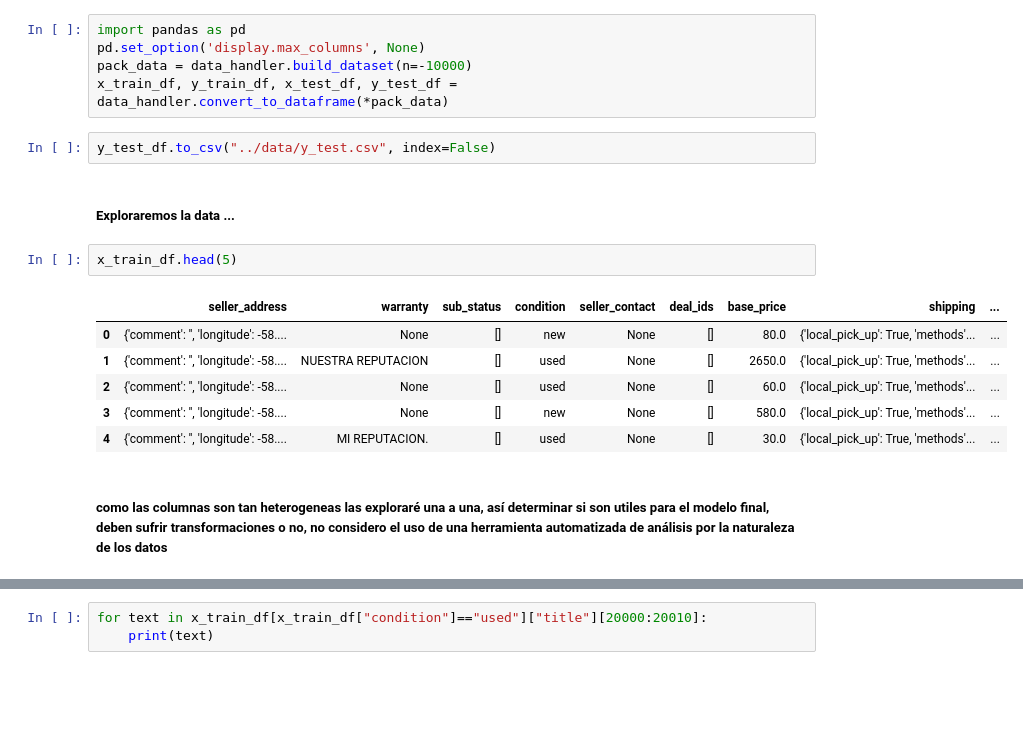
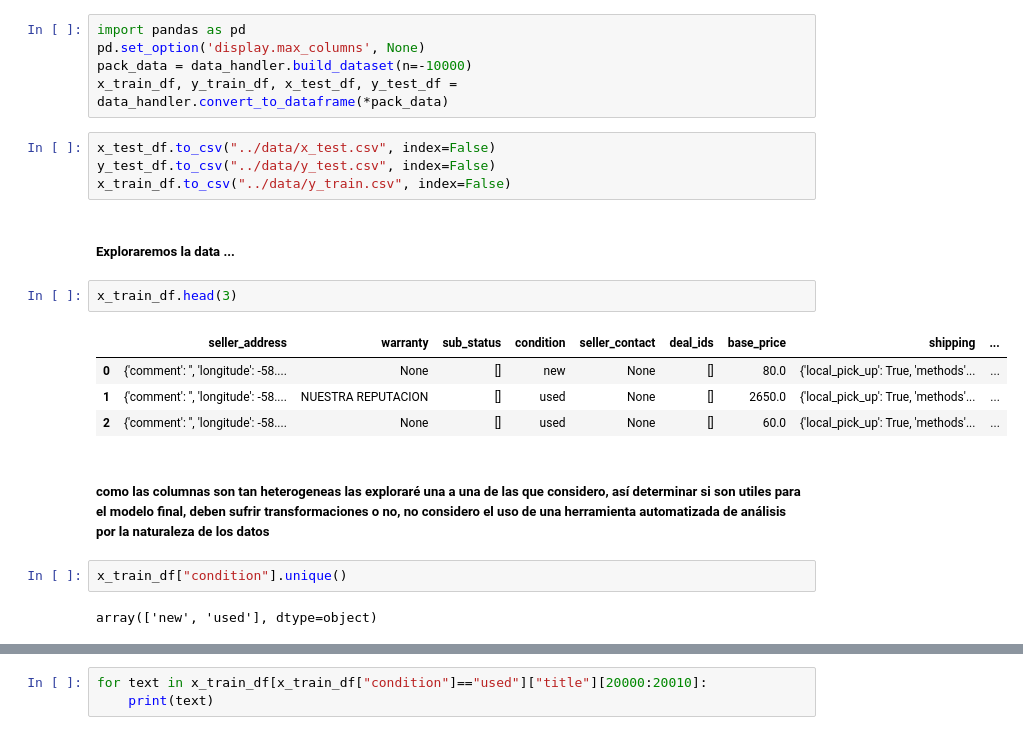
Before and after one commit to JulianPerez852/technical_challenge_ml, a Jupyter notebook: src/exploration.ipynb, the cells around one changed output, grey strips where cells are left out. Saved outputs shown, nothing was run; the diff lists cells and outputs as text; blank space fills up the shorter version.

```diff
--- a/src/exploration.ipynb
+++ b/src/exploration.ipynb
@@ -15,17 +15,21 @@ pd.set_option('display.max_columns', None)
 pack_data = data_handler.build_dataset(n=-10000)
 x_train_df, y_train_df, x_test_df, y_test_df = data_handler.convert_to_dataframe(*pack_data)
 # %%
+x_test_df.to_csv("../data/x_test.csv", index=False)
 y_test_df.to_csv("../data/y_test.csv", index=False)
+x_train_df.to_csv("../data/y_train.csv", index=False)
 # %% [markdown]
 ##### Exploraremos la data ...
 # %%
-x_train_df.head(5)
+x_train_df.head(3)
 # %% [output]
 |  | seller_address | warranty | sub_status | condition | seller_contact | deal_ids | base_price | shipping | ... |
 | 0 | {'comment': '', 'longitude': -58.... | None | [] | new | None | [] | 80.0 | {'local_pick_up': True, 'methods'... | ... |
 | 1 | {'comment': '', 'longitude': -58.... | NUESTRA REPUTACION | [] | used | None | [] | 2650.0 | {'local_pick_up': True, 'methods'... | ... |
 | 2 | {'comment': '', 'longitude': -58.... | None | [] | used | None | [] | 60.0 | {'local_pick_up': True, 'methods'... | ... |
-| 3 | {'comment': '', 'longitude': -58.... | None | [] | new | None | [] | 580.0 | {'local_pick_up': True, 'methods'... | ... |
-| 4 | {'comment': '', 'longitude': -58.... | MI REPUTACION. | [] | used | None | [] | 30.0 | {'local_pick_up': True, 'methods'... | ... |
 # %% [markdown]
-##### como las columnas son tan heterogeneas las exploraré una a una, así determinar si son utiles para el modelo final, deben sufrir transformaciones o no, no considero el uso de una herramienta automatizada de análisis por la naturaleza de los datos
+##### como las columnas son tan heterogeneas las exploraré una a una de las que considero, así determinar si son utiles para el modelo final, deben sufrir transformaciones o no, no considero el uso de una herramienta automatizada de análisis por la naturaleza de los datos
+# %%
+x_train_df["condition"].unique()
+# %% [output]
+array(['new', 'used'], dtype=object)
```
Also changed, not shown: parts of 24 cells of this notebook, 1 other file.
